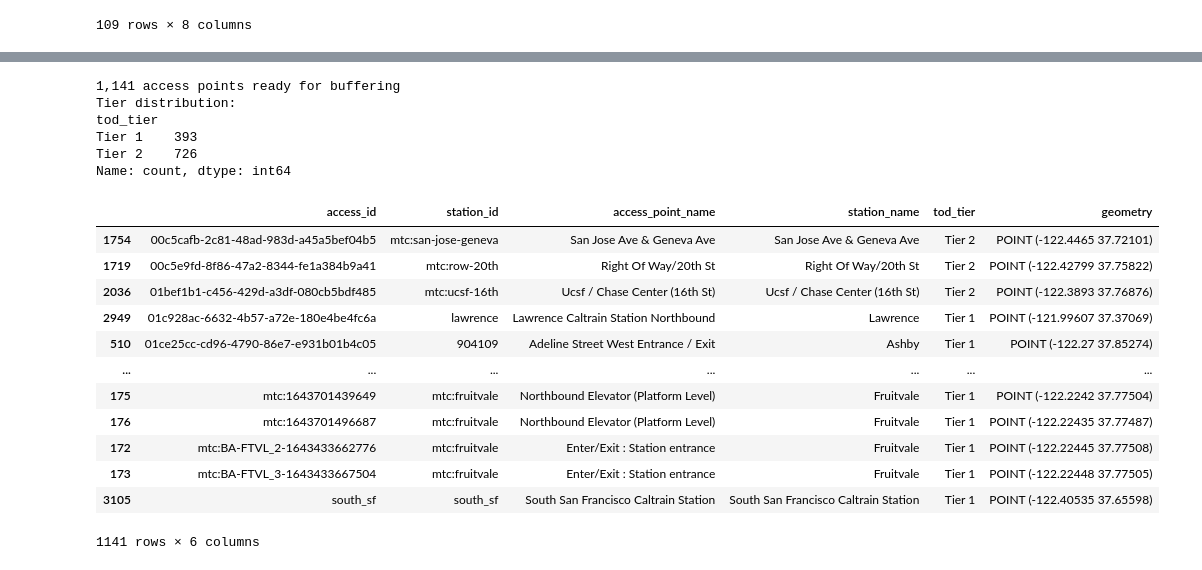
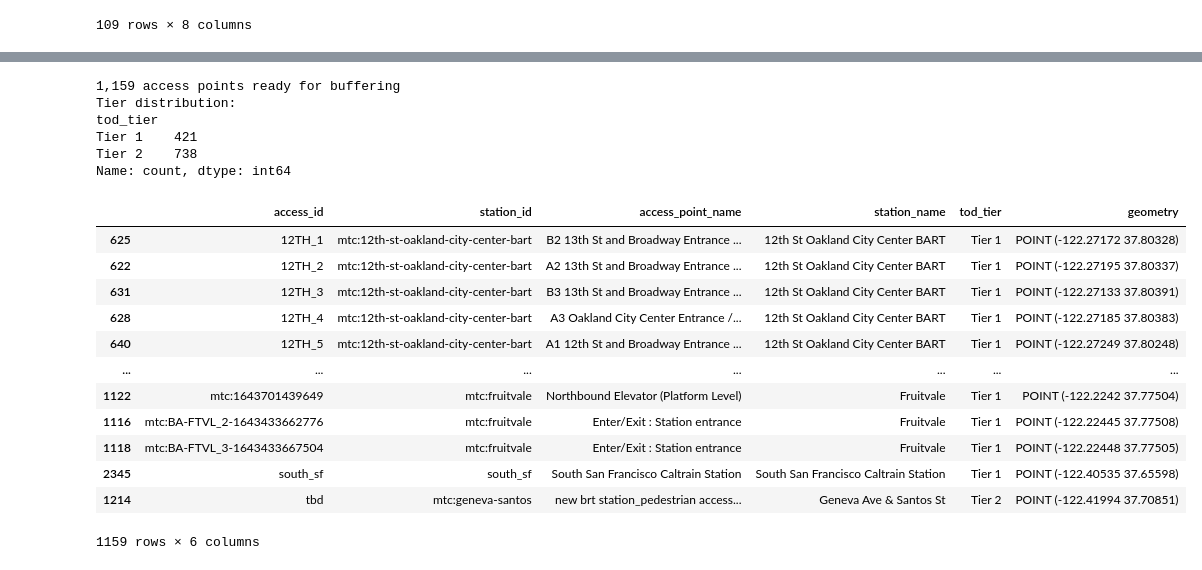
Before and after one commit to BayAreaMetro/Spatial-Analysis-Mapping-Projects, a Jupyter notebook: Project-Documentation/SB79-Transit-Oriented-Development-Upzoning/4_tod_zone_buffer_generation.ipynb, the cells around one changed output, grey strips where cells are left out. Saved outputs shown, nothing was run; the diff lists cells and outputs as text; code cells hidden in the pictures.

```diff
--- a/Project-Documentation/SB79-Transit-Oriented-Development-Upzoning/4_tod_zone_buffer_generation.ipynb
+++ b/Project-Documentation/SB79-Transit-Oriented-Development-Upzoning/4_tod_zone_buffer_generation.ipynb
@@ -28,13 +33,13 @@ print(f"Loaded {len(jurisdictions_gdf):,} jurisdiction features")
 print("CRS:", jurisdictions_gdf.crs)
 
 # Load finalized TOD layers from the shared GeoPackage.
-tod_stations_gdf = gpd.read_file(TOD_DATABASE_GPKG, layer=GPKG_TOD_STATIONS_LAYER)
+tod_stations_gdf = gpd.read_file(TOD_DATABASE_GPKG, layer=GPKG_TOD_STATIONS_FINAL_LAYER)
 print(f"Loaded {len(tod_stations_gdf):,} TOD stations")
 
-tod_stops_gdf = gpd.read_file(TOD_DATABASE_GPKG, layer=GPKG_TOD_STOPS_LAYER)
+tod_stops_gdf = gpd.read_file(TOD_DATABASE_GPKG, layer=GPKG_TOD_STOPS_FINAL_LAYER)
 print(f"Loaded {len(tod_stops_gdf):,} TOD stops")
 
-tod_access_pts_gdf = gpd.read_file(TOD_DATABASE_GPKG, layer=GPKG_TOD_ACCESS_PTS_LAYER)
+tod_access_pts_gdf = gpd.read_file(TOD_DATABASE_GPKG, layer=GPKG_TOD_ACCESS_PTS_FINAL_LAYER)
 print(f"Loaded {len(tod_access_pts_gdf):,} TOD access points")
 # %% [output]
 Loaded 109 jurisdiction features
@@ -258,45 +219,44 @@ tod_tier_conflicts
 # %%
 # Resolve tod_tier conflicts by applying tier precedence: Tier 1 > Tier 2
 # For each access point, retain only the highest-priority tier.
 # Drop all stop-level fields; the result is one row per access point.
 
 TIER_ORDER = ["Tier 1", "Tier 2"]
 
-# Use .assign() to avoid mutating the working GDF and suppress ChainedAssignment warnings.
 tod_access_pts_resolved_gdf = (
-    tod_access_working_gdf
-    .assign(tod_tier=pd.Categorical(tod_access_working_gdf["tod_tier"], categories=TIER_ORDER, ordered=True))
+    tod_merged_gdf
+    .assign(tod_tier=pd.Categorical(tod_merged_gdf["tod_tier"], categories=TIER_ORDER, ordered=True))
     .sort_values(["access_id", "tod_tier"])
     .drop_duplicates(subset="access_id", keep="first")
     [["access_id", "station_id", "access_point_name", "station_name", "tod_tier", "geometry"]]
     .copy()
 )
 
 # Restore tod_tier to plain string after deduplication.
 tod_access_pts_resolved_gdf["tod_tier"] = tod_access_pts_resolved_gdf["tod_tier"].astype(str)
 
 print(f"{len(tod_access_pts_resolved_gdf):,} access points ready for buffering")
 print("Tier distribution:")
 print(tod_access_pts_resolved_gdf["tod_tier"].value_counts().sort_index())
 tod_access_pts_resolved_gdf
 # %% [output]
-1,141 access points ready for buffering
+1,159 access points ready for buffering
 Tier distribution:
 tod_tier
-Tier 1    393
-Tier 2    726
+Tier 1    421
+Tier 2    738
 Name: count, dtype: int64
 |  | access_id | station_id | access_point_name | station_name | tod_tier | geometry |
-| 1754 | 00c5cafb-2c81-48ad-983d-a45a5bef04b5 | mtc:san-jose-geneva | San Jose Ave & Geneva Ave | San Jose Ave & Geneva Ave | Tier 2 | POINT (-122.4465 37.72101) |
-| 1719 | 00c5e9fd-8f86-47a2-8344-fe1a384b9a41 | mtc:row-20th | Right Of Way/20th St | Right Of Way/20th St | Tier 2 | POINT (-122.42799 37.75822) |
-| 2036 | 01bef1b1-c456-429d-a3df-080cb5bdf485 | mtc:ucsf-16th | Ucsf / Chase Center (16th St) | Ucsf / Chase Center (16th St) | Tier 2 | POINT (-122.3893 37.76876) |
-| 2949 | 01c928ac-6632-4b57-a72e-180e4be4fc6a | lawrence | Lawrence Caltrain Station Northbound | Lawrence | Tier 1 | POINT (-121.99607 37.37069) |
-| 510 | 01ce25cc-cd96-4790-86e7-e931b01b4c05 | 904109 | Adeline Street West Entrance / Exit | Ashby | Tier 1 | POINT (-122.27 37.85274) |
+| 625 | 12TH_1 | mtc:12th-st-oakland-city-center-bart | B2 13th St and Broadway Entrance ... | 12th St Oakland City Center BART | Tier 1 | POINT (-122.27172 37.80328) |
+| 622 | 12TH_2 | mtc:12th-st-oakland-city-center-bart | A2 13th St and Broadway Entrance ... | 12th St Oakland City Center BART | Tier 1 | POINT (-122.27195 37.80337) |
+| 631 | 12TH_3 | mtc:12th-st-oakland-city-center-bart | B3 13th St and Broadway Entrance ... | 12th St Oakland City Center BART | Tier 1 | POINT (-122.27133 37.80391) |
+| 628 | 12TH_4 | mtc:12th-st-oakland-city-center-bart | A3 Oakland City Center Entrance /... | 12th St Oakland City Center BART | Tier 1 | POINT (-122.27185 37.80383) |
+| 640 | 12TH_5 | mtc:12th-st-oakland-city-center-bart | A1 12th St and Broadway Entrance ... | 12th St Oakland City Center BART | Tier 1 | POINT (-122.27249 37.80248) |
 | ... | ... | ... | ... | ... | ... | ... |
-| 175 | mtc:1643701439649 | mtc:fruitvale | Northbound Elevator (Platform Level) | Fruitvale | Tier 1 | POINT (-122.2242 37.77504) |
-| 176 | mtc:1643701496687 | mtc:fruitvale | Northbound Elevator (Platform Level) | Fruitvale | Tier 1 | POINT (-122.22435 37.77487) |
-| 172 | mtc:BA-FTVL_2-1643433662776 | mtc:fruitvale | Enter/Exit : Station entrance | Fruitvale | Tier 1 | POINT (-122.22445 37.77508) |
-| 173 | mtc:BA-FTVL_3-1643433667504 | mtc:fruitvale | Enter/Exit : Station entrance | Fruitvale | Tier 1 | POINT (-122.22448 37.77505) |
-| 3105 | south_sf | south_sf | South San Francisco Caltrain Station | South San Francisco Caltrain Station | Tier 1 | POINT (-122.40535 37.65598) |
+| 1122 | mtc:1643701439649 | mtc:fruitvale | Northbound Elevator (Platform Level) | Fruitvale | Tier 1 | POINT (-122.2242 37.77504) |
+| 1116 | mtc:BA-FTVL_2-1643433662776 | mtc:fruitvale | Enter/Exit : Station entrance | Fruitvale | Tier 1 | POINT (-122.22445 37.77508) |
+| 1118 | mtc:BA-FTVL_3-1643433667504 | mtc:fruitvale | Enter/Exit : Station entrance | Fruitvale | Tier 1 | POINT (-122.22448 37.77505) |
+| 2345 | south_sf | south_sf | South San Francisco Caltrain Station | South San Francisco Caltrain Station | Tier 1 | POINT (-122.40535 37.65598) |
+| 1214 | tbd | mtc:geneva-santos | new brt station_pedestrian access... | Geneva Ave & Santos St | Tier 2 | POINT (-122.41994 37.70851) |
-1141 rows × 6 columns
+1159 rows × 6 columns
 # %%
```
Also changed, not shown: parts of 15 cells of this notebook.
